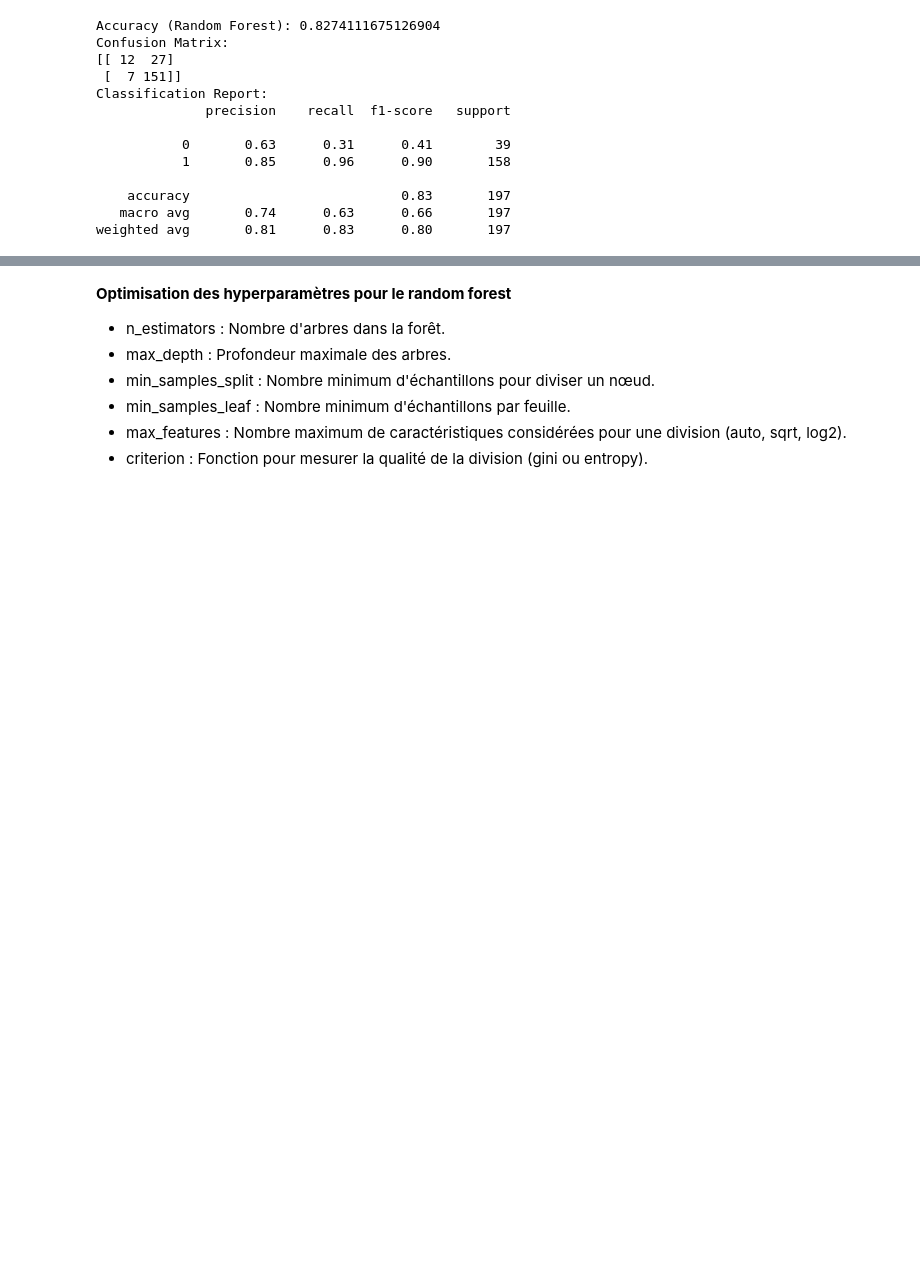
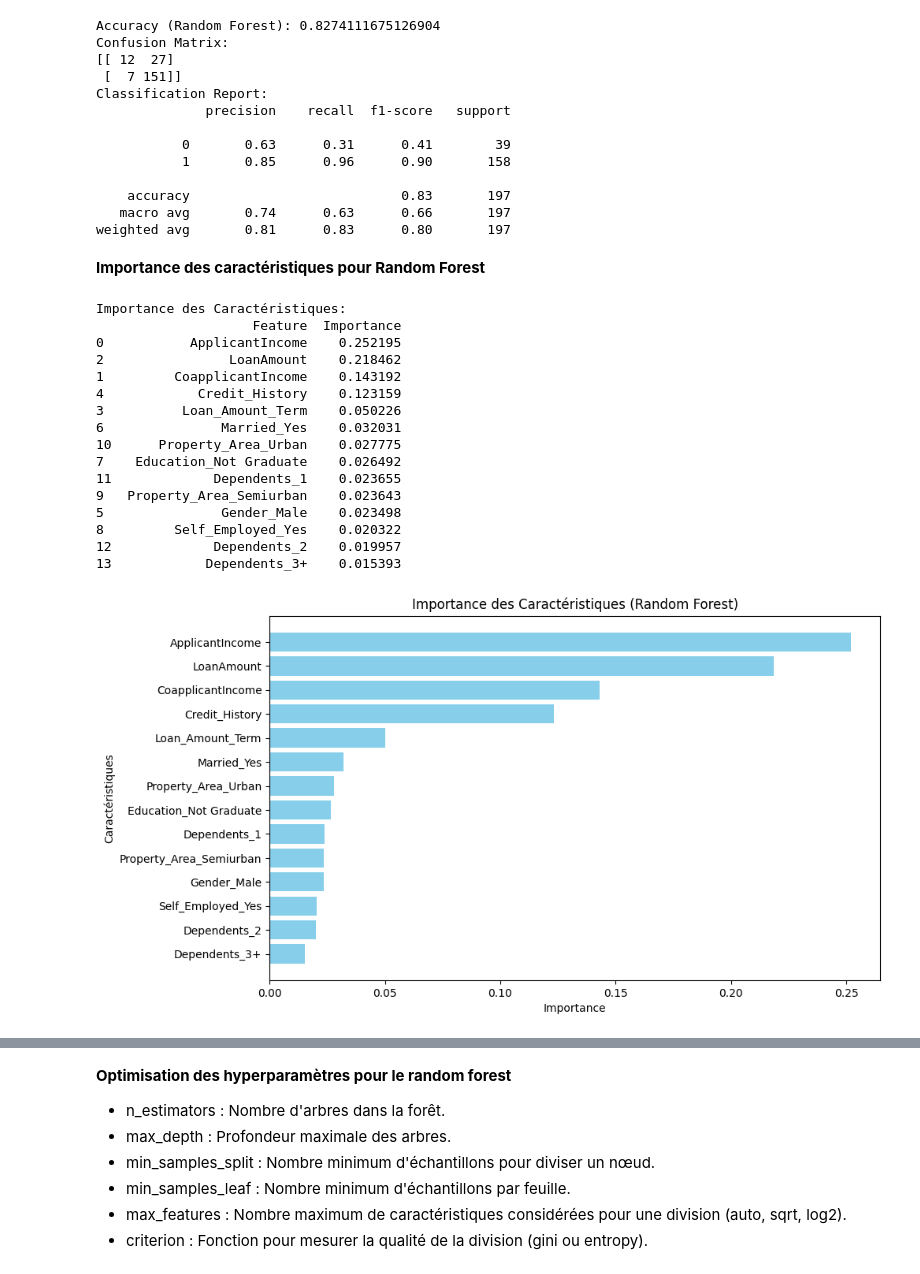
Before and after one commit to ladijadi/Prediction_eligibilite_credit_banque, a Jupyter notebook: notebook.ipynb, the cells around one changed output, grey strips where cells are left out. Drawn from its saved outputs; the diff is of its cells as text; code cells hidden in the pictures; blank space fills up the shorter version.

```diff
--- a/notebook.ipynb
+++ b/notebook.ipynb
@@ -353,15 +353,14 @@ Certaines colonnes critiques, comme Credit_History, nécessitent une gestion soi
  - Identifier les données qui vous serviront à prédire l'éligibilité des clients aux crédits et qui ne sont pas à inclure dans les données d'entrainements et de test.
 # %%
 # Gestion des valeurs manquantes
-
 # Imputation des valeurs manquantes pour les variables catégoriques
 categorical_columns = ['Gender', 'Married', 'Dependents', 'Self_Employed', 'Credit_History', 'Loan_Status']
 for col in categorical_columns:
-    data[col].fillna(data[col].mode()[0], inplace=True)
+    data[col] = data[col].fillna(data[col].mode()[0])
 
 # Imputation des valeurs manquantes pour les variables numériques
-data['LoanAmount'].fillna(data['LoanAmount'].median(), inplace=True)
-data['Loan_Amount_Term'].fillna(data['Loan_Amount_Term'].median(), inplace=True)
+data['LoanAmount'] = data['LoanAmount'].fillna(data['LoanAmount'].median())
+data['Loan_Amount_Term'] = data['Loan_Amount_Term'].fillna(data['Loan_Amount_Term'].median())
 
 # Vérification des valeurs manquantes après traitement
 missing_after_treatment = data.isnull().sum()
@@ -639,3 +620,44 @@ Classification Report:
     accuracy                           0.83       197
    macro avg       0.74      0.63      0.66       197
 weighted avg       0.81      0.83      0.80       197
+# %% [markdown]
+**Importance des caractéristiques pour Random Forest**
+# %%
+import matplotlib.pyplot as plt
+
+# Importance des caractéristiques
+feature_importance = pd.DataFrame({
+    "Feature": X.columns,
+    "Importance": rf_model.feature_importances_
+}).sort_values(by="Importance", ascending=False)
+
+# Affichage de l'importance des caractéristiques
+print("\nImportance des Caractéristiques:")
+print(feature_importance)
+
+# Visualisation
+plt.figure(figsize=(10, 6))
+plt.barh(feature_importance['Feature'], feature_importance['Importance'], color='skyblue')
+plt.gca().invert_yaxis()  # Inverser l'axe Y pour afficher la plus importante en haut
+plt.title("Importance des Caractéristiques (Random Forest)")
+plt.xlabel("Importance")
+plt.ylabel("Caractéristiques")
+plt.show()
+# %% [output]
+Importance des Caractéristiques:
+                    Feature  Importance
+0           ApplicantIncome    0.252195
+2                LoanAmount    0.218462
+1         CoapplicantIncome    0.143192
+4            Credit_History    0.123159
+3          Loan_Amount_Term    0.050226
+6               Married_Yes    0.032031
+10      Property_Area_Urban    0.027775
+7    Education_Not Graduate    0.026492
+11             Dependents_1    0.023655
+9   Property_Area_Semiurban    0.023643
+5               Gender_Male    0.023498
+8         Self_Employed_Yes    0.020322
+12             Dependents_2    0.019957
+13            Dependents_3+    0.015393
+[figure, added]
```
Also changed, not shown: parts of 15 cells of this notebook, 2 other files.
